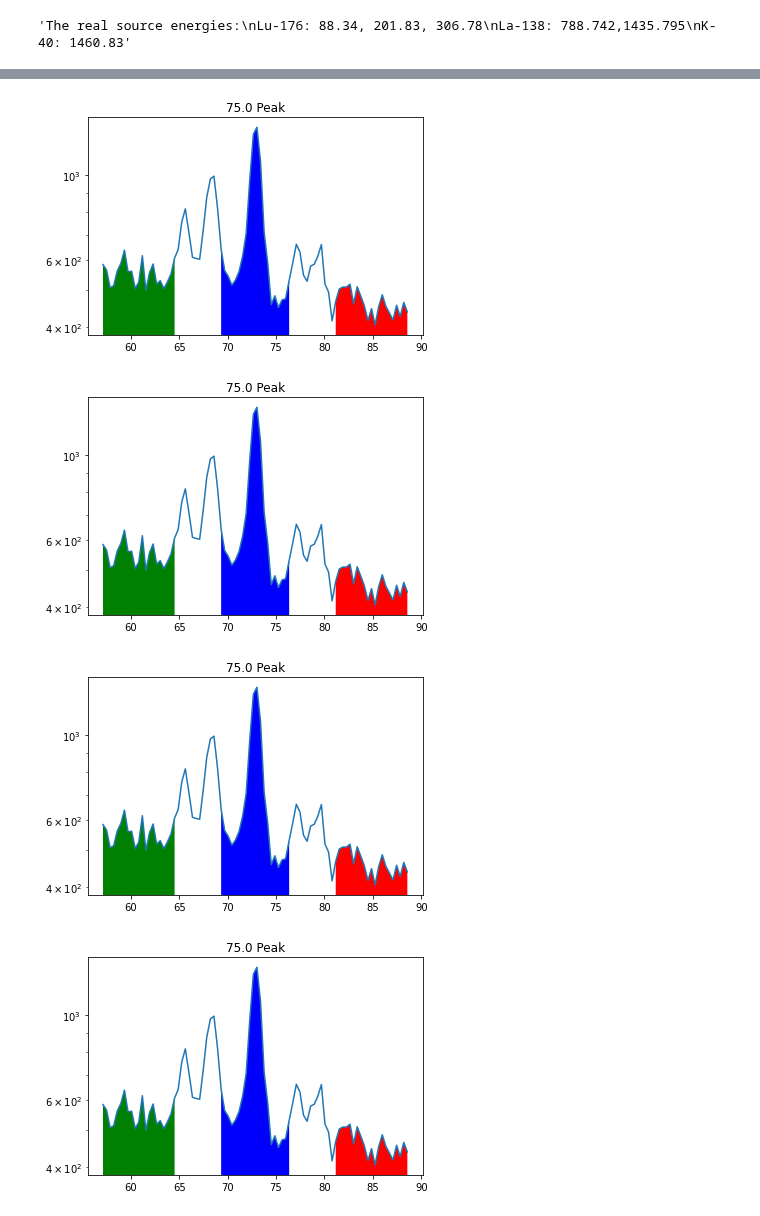
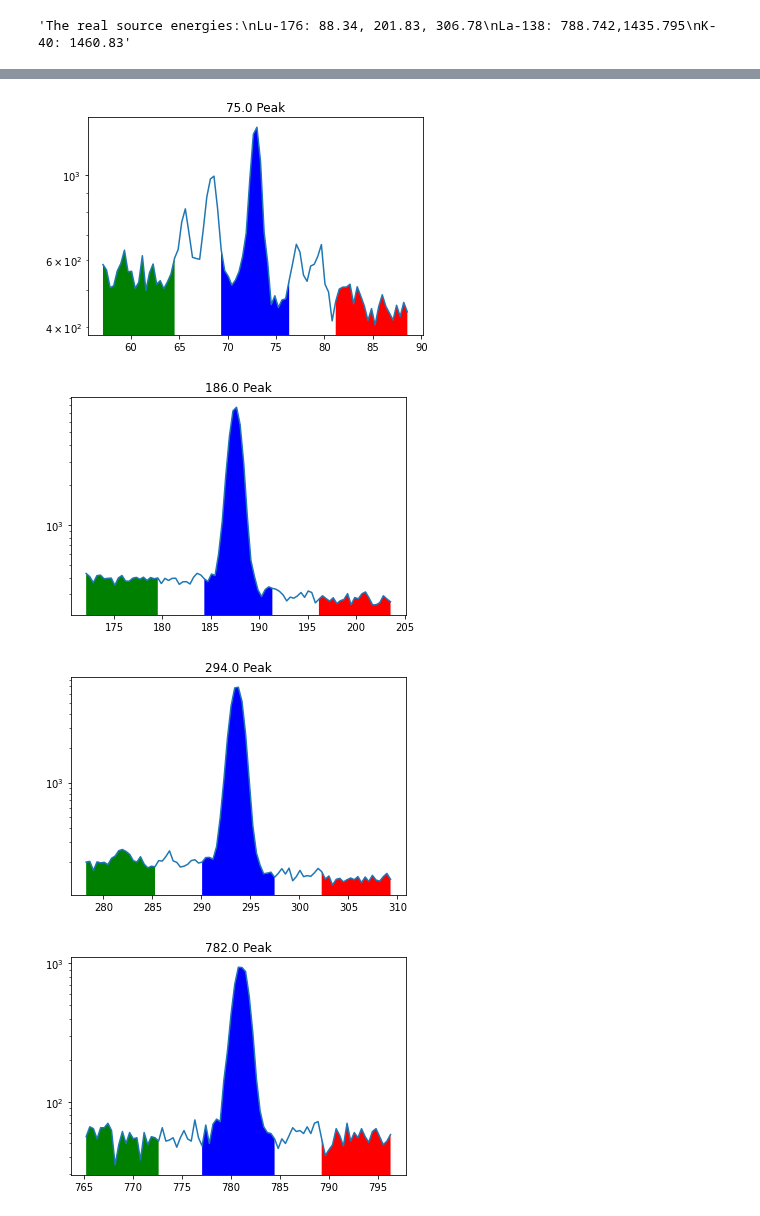
Before and after one commit to bearing/radwatch-analysis, a Jupyter notebook: eff_test_ruiqi1.ipynb, the cells around one changed output, grey strips where cells are left out. Saved outputs shown, nothing was run; the diff lists cells and outputs as text; code cells hidden in the pictures.

Commit message:
updates for efficiency uncertainties

```diff
--- a/eff_test_ruiqi1.ipynb
+++ b/eff_test_ruiqi1.ipynb
@@ -117,8 +117,9 @@ def plot_calibrator(cal):
         plt.text(erg, y, '{:.1f} keV'.format(erg))
     #plt.savefig('cal spec.png',dpi=200)
 # %%
-spec = r'C:\Users\benhu\Desktop\Research\DataFiles\efficiency_calibration_2020-3-5.Spe'
-bg = r'C:\Users\benhu\Desktop\Research\DataFiles\Background_Spectrum_12_20_19.Spe'
+file_path = r'C:\Users\ahanks\Google Drive\RadWatch\Gamma\Gamma Spectra\Fish Samples 2019'
+spec = file_path + r'\efficiency_calibration_2020-3-5.Spe'
+bg = file_path + r'\Background_Spectrum_12_20_19.Spe'
 spec = bq.Spectrum.from_file(spec)
 bg = bq.Spectrum.from_file(bg)
 # %% [output]
@@ -253,9 +254,9 @@ ROI result: [2596.5247040565196, 31006.15861519871, 30343.35690844646, 4866.8175
 uncertainties: [150.45168842285847, 209.62517081849498, 193.4162125569682, 84.31929039228537, 82.454446425295, 187.95596184992448]
 # %%
 for i in range(len(source_energies.tolist())):
-    plot_peak_region(roi, spectrum, source_energies, source_energies.tolist()[0])
+    plot_peak_region(roi, spectrum, source_energies, source_energies.tolist()[i])
 # %% [output]
 [figure]
-[figure, old version]
+[figure, new version]
-[figure, old version]
+[figure, new version]
-[figure, old version]
+[figure, new version]
```
Also changed, not shown: parts of 10 cells of this notebook, 2 other files.
